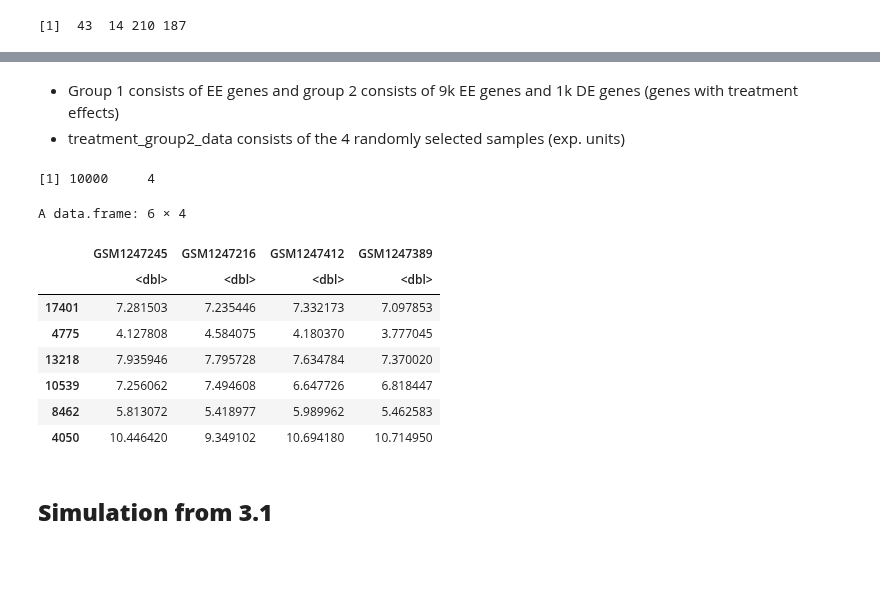
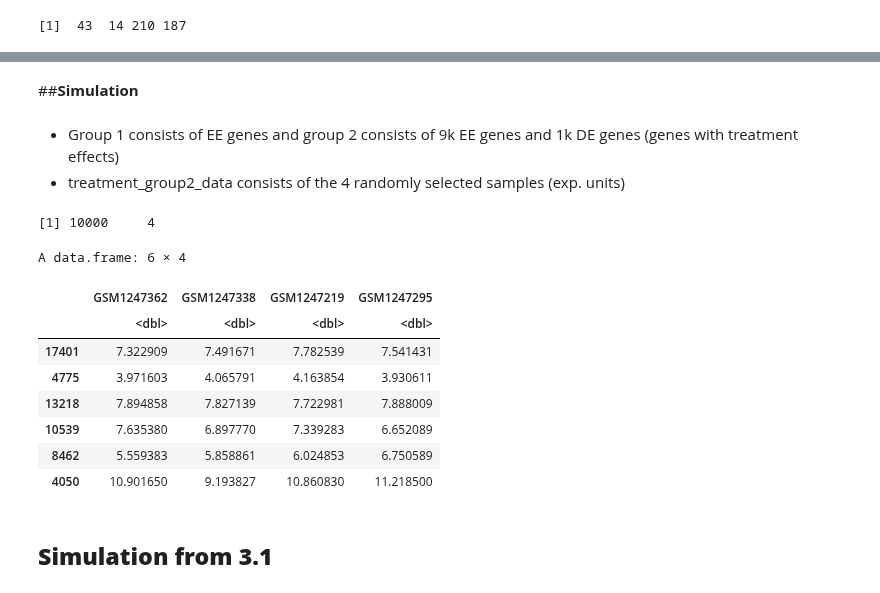
Before and after one commit to almedida/thesis, a Jupyter notebook: simulation.ipynb, the cells around one changed output, grey strips where cells are left out. Cells and saved outputs as stored; diff of their text form; code cells hidden in the pictures; blank space fills up the shorter version.

```diff
--- a/simulation.ipynb
+++ b/simulation.ipynb
@@ -84,0 +87,11 @@ treatment_group2
+# %%
+set.seed(2)
+n_samples = 4 #no of samples
+randomly_selected_samples  = sample(N, 2*n_samples) #randomly select samples of size 2*n_trt_grp
+                                                    #for treatment group
+
+treatment_group12 = randomly_selected_samples[1:n_samples]
+treatment_group22 = randomly_selected_samples[(n_samples + 1):(2*n_samples)]
+
+treatment_group12
+treatment_group22
@@ -85,21 +117,23 @@ treatment_group2
+# %% [markdown]
+##**Simulation**
 # %% [markdown]
 * Group 1 consists of EE genes and group 2 consists of 9k EE genes and 1k DE genes (genes with treatment effects)
 * treatment_group2_data consists of the 4 randomly selected samples (exp. units)
 # %%
-treatment_group2_data = genej_sim_data[treatment_group2]
+treatment_group2_data = genej_sim_data[treatment_group22]
 dim(treatment_group2_data)
 head(treatment_group2_data)
 # %% [output]
 [1] 10000     4
 A data.frame: 6 × 4
-|  | GSM1247245 | GSM1247216 | GSM1247412 | GSM1247389 |
+|  | GSM1247362 | GSM1247338 | GSM1247219 | GSM1247295 |
 |  | <dbl> | <dbl> | <dbl> | <dbl> |
-| 17401 | 7.281503 | 7.235446 | 7.332173 | 7.097853 |
-| 4775 | 4.127808 | 4.584075 | 4.180370 | 3.777045 |
-| 13218 | 7.935946 | 7.795728 | 7.634784 | 7.370020 |
-| 10539 | 7.256062 | 7.494608 | 6.647726 | 6.818447 |
-| 8462 | 5.813072 | 5.418977 | 5.989962 | 5.462583 |
-| 4050 | 10.446420 | 9.349102 | 10.694180 | 10.714950 |
+| 17401 | 7.322909 | 7.491671 | 7.782539 | 7.541431 |
+| 4775 | 3.971603 | 4.065791 | 4.163854 | 3.930611 |
+| 13218 | 7.894858 | 7.827139 | 7.722981 | 7.888009 |
+| 10539 | 7.635380 | 6.897770 | 7.339283 | 6.652089 |
+| 8462 | 5.559383 | 5.858861 | 6.024853 | 6.750589 |
+| 4050 | 10.901650 | 9.193827 | 10.860830 | 11.218500 |
 # %% [markdown]
 ## **Simulation from 3.1**
 # %% [markdown]
```
Also changed, not shown: parts of 8 cells of this notebook.
